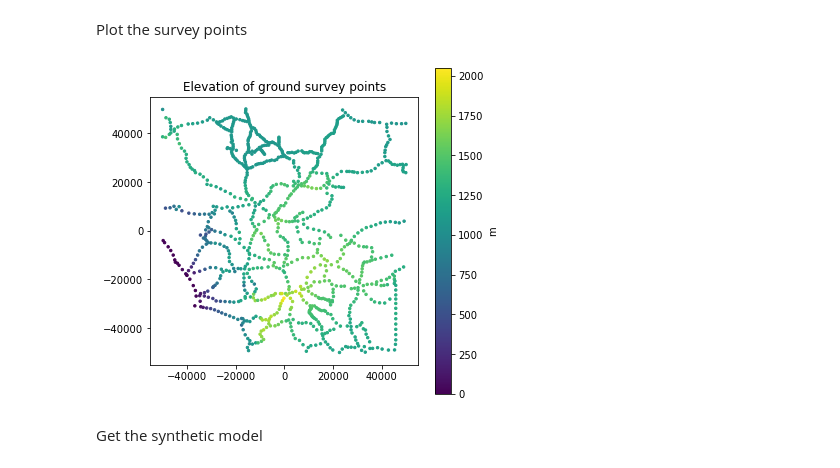
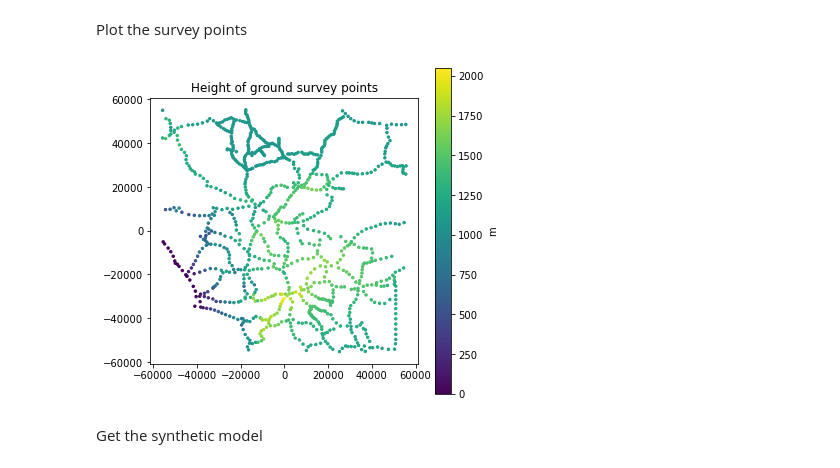
Before and after one commit to compgeolab/eql-gradient-boosted, a Jupyter notebook: notebooks/Gridding synthetic ground survey.ipynb, the cells around one changed output. Cells and saved outputs as stored; diff of their text form; code cells hidden in the pictures.

```diff
--- a/notebooks/Gridding synthetic ground survey.ipynb
+++ b/notebooks/Gridding synthetic ground survey.ipynb
@@ -122,11 +122,11 @@ Let's define all the parameters that will be used on this notebook in the follow
 
 We will avoid hardcoding parameters outside of these few cells in order to facilitate reproducibility and keep things more organized.
 # %%
-# Define a survey region of 100km x 100km
-region = (-50e3, 50e3, -50e3, 50e3)
+# Define a survey region of 1 x 1 degrees (~ 100km x 100km)
+region_degrees = (-0.5, 0.5, -0.5, 0.5)
 
-# And the region for building the synthetic model
-model_region = tuple(list(region) + [-10e3, 0])
+# Define bottom and top of the synthetic model
+model_bottom, model_top = -10e3, 0
 
 # Define which field will be meassured
 field = "g_z"
@@ -135,7 +135,7 @@ field_units = "mGal"
 # Define the spacing of the target regular grid
 # and its observation height
 grid_spacing = 2e3
-grid_elevation = 2000
+grid_height = 2000
 
 # Define set of interpolation parameters
 # ======================================
@@ -167,6 +167,6 @@ To create the ground survey we need to load the synthetic model made out of pris
 # %% [markdown]
 Get coordinates of observation points
 # %%
-survey = ground_survey(region)
+survey = hm.synthetic.ground_survey(region=region_degrees)
 display(survey)
 # %% [output]
@@ -187,13 +217,13 @@ display(survey)
 Plot the survey points
 # %%
 fig, ax = plt.subplots(figsize=(6, 6))
-tmp = ax.scatter(survey.easting, survey.northing, c=survey.elevation, s=6)
+tmp = ax.scatter(survey.easting, survey.northing, c=survey.height, s=6)
 plt.colorbar(tmp, ax=ax, label="m")
 ax.set_aspect("equal")
-ax.set_title("Elevation of ground survey points")
+ax.set_title("Height of ground survey points")
 plt.show()
 # %% [output]
-[figure, old version]
+[figure, new version]
 # %% [markdown]
 Get the synthetic model
 # %%
```
Also changed, not shown: parts of 23 cells of this notebook, 3 other files.
